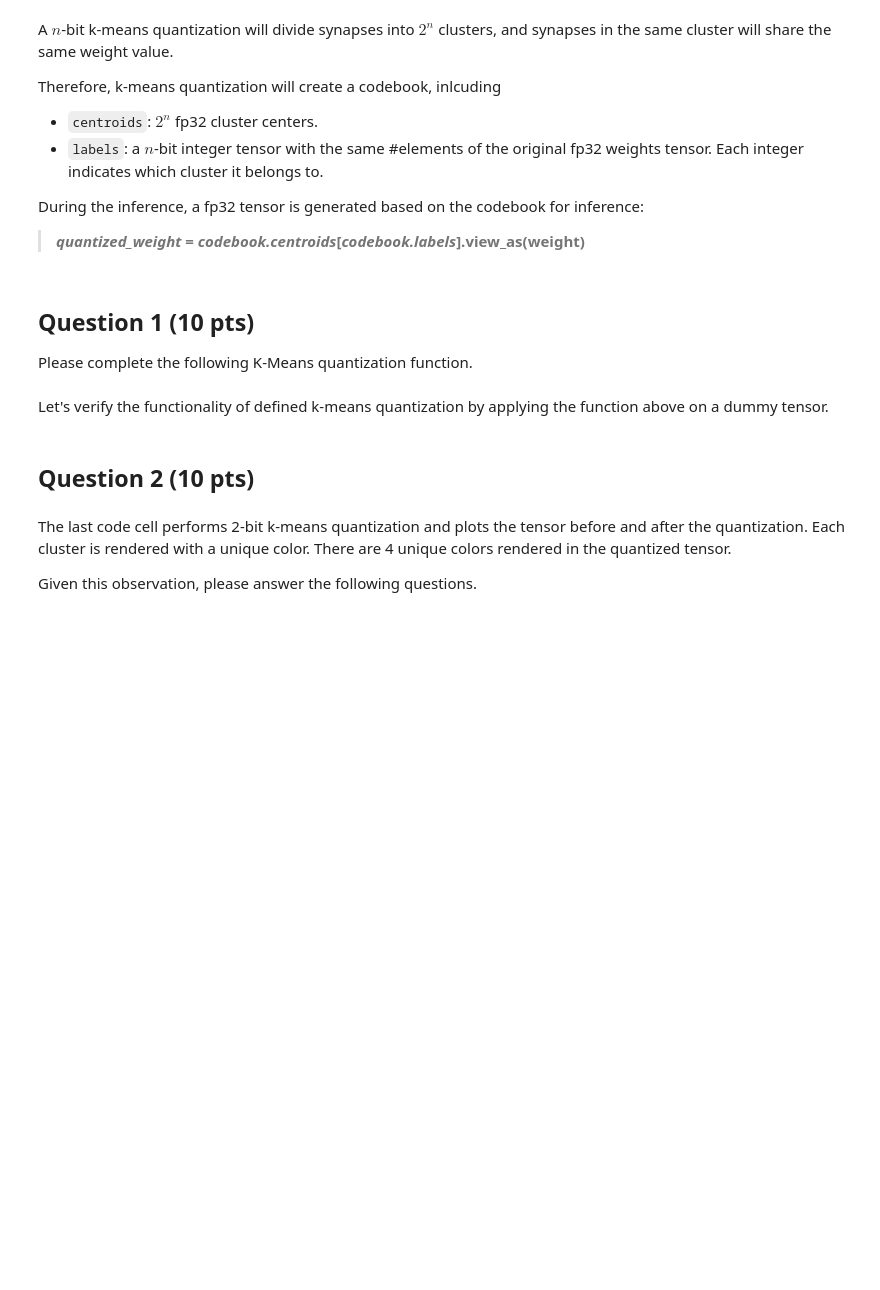
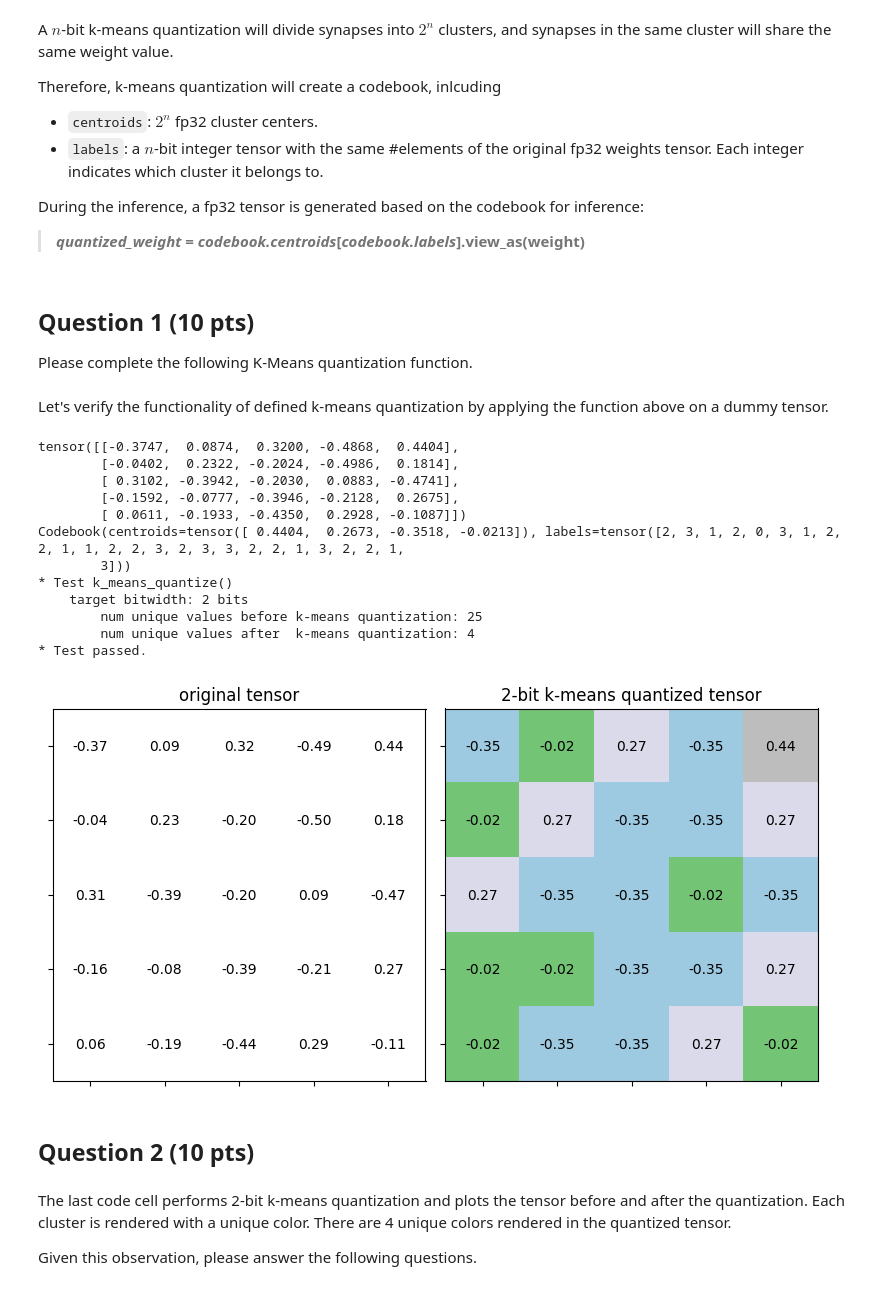
Before and after one commit to insop/efficientml, a Jupyter notebook: Lab2.ipynb, the cells around one changed output. Cells and saved outputs as stored; diff of their text form; code cells hidden in the pictures; blank space fills up the shorter version.

```diff
--- a/Lab2.ipynb
+++ b/Lab2.ipynb
@@ -245,7 +245,8 @@ def test_k_means_quantize(
     plot_matrix(test_tensor, ax_left, 'original tensor')
 
     num_unique_values_before_quantization = test_tensor.unique().numel()
-    k_means_quantize(test_tensor, bitwidth=bitwidth)
+    codebook = k_means_quantize(test_tensor, bitwidth=bitwidth)
+    print(codebook)
     num_unique_values_after_quantization = test_tensor.unique().numel()
     print('* Test k_means_quantize()')
     print(f'    target bitwidth: {bitwidth} bits')
@@ -521,3 +522,25 @@ test_k_means_quantize()
+# %%
+test_tensor=torch.tensor([
+    [-0.3747,  0.0874,  0.3200, -0.4868,  0.4404],
+    [-0.0402,  0.2322, -0.2024, -0.4986,  0.1814],
+    [ 0.3102, -0.3942, -0.2030,  0.0883, -0.4741],
+    [-0.1592, -0.0777, -0.3946, -0.2128,  0.2675],
+    [ 0.0611, -0.1933, -0.4350,  0.2928, -0.1087]])
+test_k_means_quantize(test_tensor=test_tensor, bitwidth=2)
+# %% [output]
+tensor([[-0.3747,  0.0874,  0.3200, -0.4868,  0.4404],
+        [-0.0402,  0.2322, -0.2024, -0.4986,  0.1814],
+        [ 0.3102, -0.3942, -0.2030,  0.0883, -0.4741],
+        [-0.1592, -0.0777, -0.3946, -0.2128,  0.2675],
+        [ 0.0611, -0.1933, -0.4350,  0.2928, -0.1087]])
+Codebook(centroids=tensor([ 0.4404,  0.2673, -0.3518, -0.0213]), labels=tensor([2, 3, 1, 2, 0, 3, 1, 2, 2, 1, 1, 2, 2, 3, 2, 3, 3, 2, 2, 1, 3, 2, 2, 1,
+        3]))
+* Test k_means_quantize()
+    target bitwidth: 2 bits
+        num unique values before k-means quantization: 25
+        num unique values after  k-means quantization: 4
+* Test passed.
+[figure, added]
 # %% [markdown]
 ## Question 2 (10 pts)
 # %% [markdown]
```
Also changed, not shown: parts of 31 cells of this notebook.
